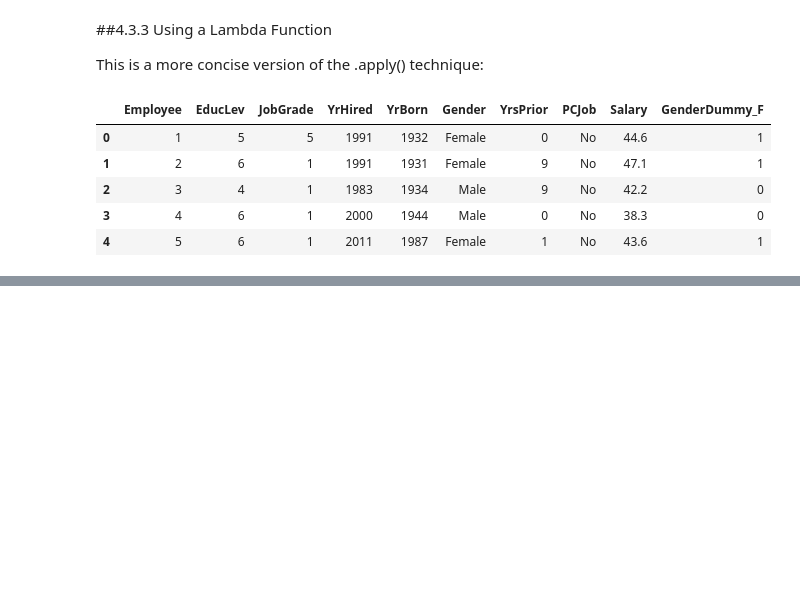
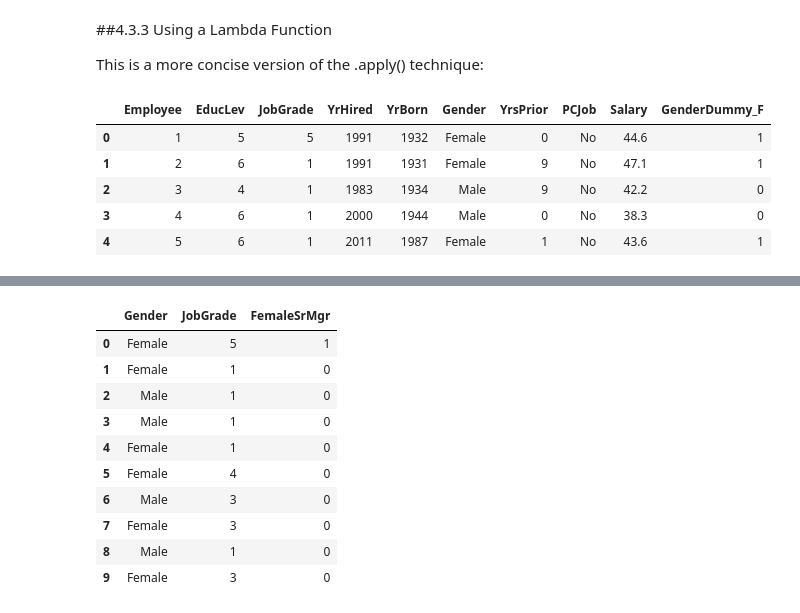
Before and after one commit to Aishaamalik/Data-Analysis-Intern, a Jupyter notebook: week_0.ipynb, the cells around one changed output, grey strips where cells are left out. Drawn from its saved outputs; the diff is of its cells as text; code cells hidden in the pictures; blank space fills up the shorter version.

```diff
--- a/week_0.ipynb
+++ b/week_0.ipynb
@@ -743,3 +743,9 @@ bank.head()
 | 2 | 3 | 4 | 1 | 1983 | 1934 | Male | 9 | No | 42.2 | 0 |
 | 3 | 4 | 6 | 1 | 2000 | 1944 | Male | 0 | No | 38.3 | 0 |
 | 4 | 5 | 6 | 1 | 2011 | 1987 | Female | 1 | No | 43.6 | 1 |
+# %%
+# Example 1
+# Create a Dummy Variable for PCJob == "Yes"
+# 1 = Yes, 0 = No
+bank['PCJobDummy'] = np.where(bank['PCJob'] == "Yes", 1, 0)
+bank[['PCJob', 'PCJobDummy']].head(10)
@@ -745,0 +764,5 @@ bank.head()
+# %%
+# Flag Employees Hired After 1990
+# Flag employees hired after 1990
+bank['HiredPost1990'] = bank['YrHired'].apply(lambda x: 1 if x > 90 else 0)
+bank[['YrHired', 'HiredPost1990']].head(10)
@@ -745,0 +781,4 @@ bank.head()
+# %%
+# Flag Employees Born Before 1960
+bank['BornBefore1960'] = np.where(bank['YrBorn'] < 60, 1, 0)
+bank[['YrBorn', 'BornBefore1960']].head(10)
@@ -745,0 +797,5 @@ bank.head()
+# %%
+#  Create a “SeniorManager” Column
+# Let’s define senior managers as those with a JobGrade ≥ 5.
+bank['SeniorManager'] = bank['JobGrade'].apply(lambda x: 1 if x >= 5 else 0)
+bank[['JobGrade', 'SeniorManager']].head(10)
@@ -745,0 +814,21 @@ bank.head()
+# %%
+#Combine Multiple Conditions
+# Let’s flag female senior managers.
+bank['FemaleSrMgr'] = np.where(
+    (bank['Gender'] == 'Female') & (bank['JobGrade'] >= 5),
+    1,
+    0
+)
+bank[['Gender', 'JobGrade', 'FemaleSrMgr']].head(10)
+# %% [output]
+|  | Gender | JobGrade | FemaleSrMgr |
+| 0 | Female | 5 | 1 |
+| 1 | Female | 1 | 0 |
+| 2 | Male | 1 | 0 |
+| 3 | Male | 1 | 0 |
+| 4 | Female | 1 | 0 |
+| 5 | Female | 4 | 0 |
+| 6 | Male | 3 | 0 |
+| 7 | Female | 3 | 0 |
+| 8 | Male | 1 | 0 |
+| 9 | Female | 3 | 0 |
```
Also changed, not shown: parts of 9 cells of this notebook.
